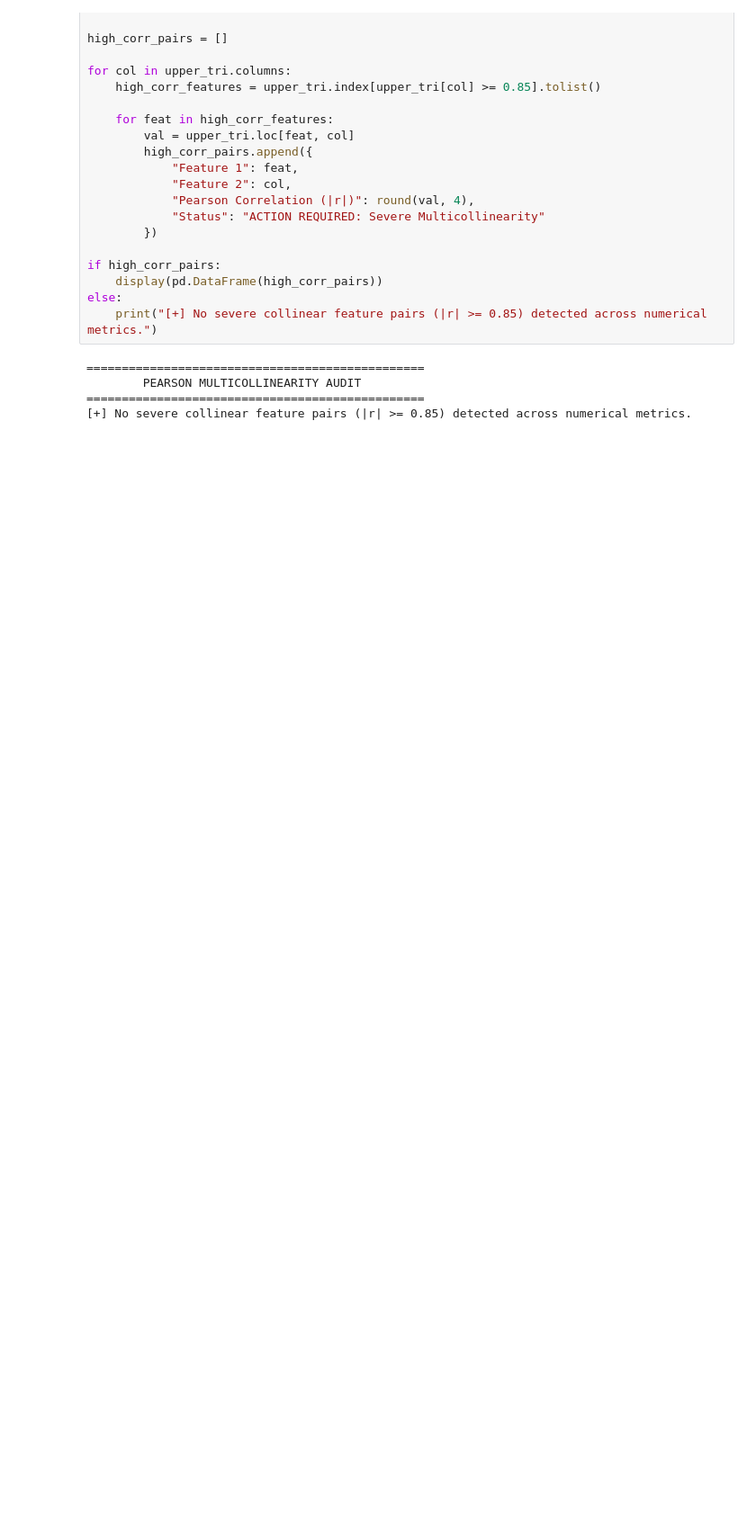
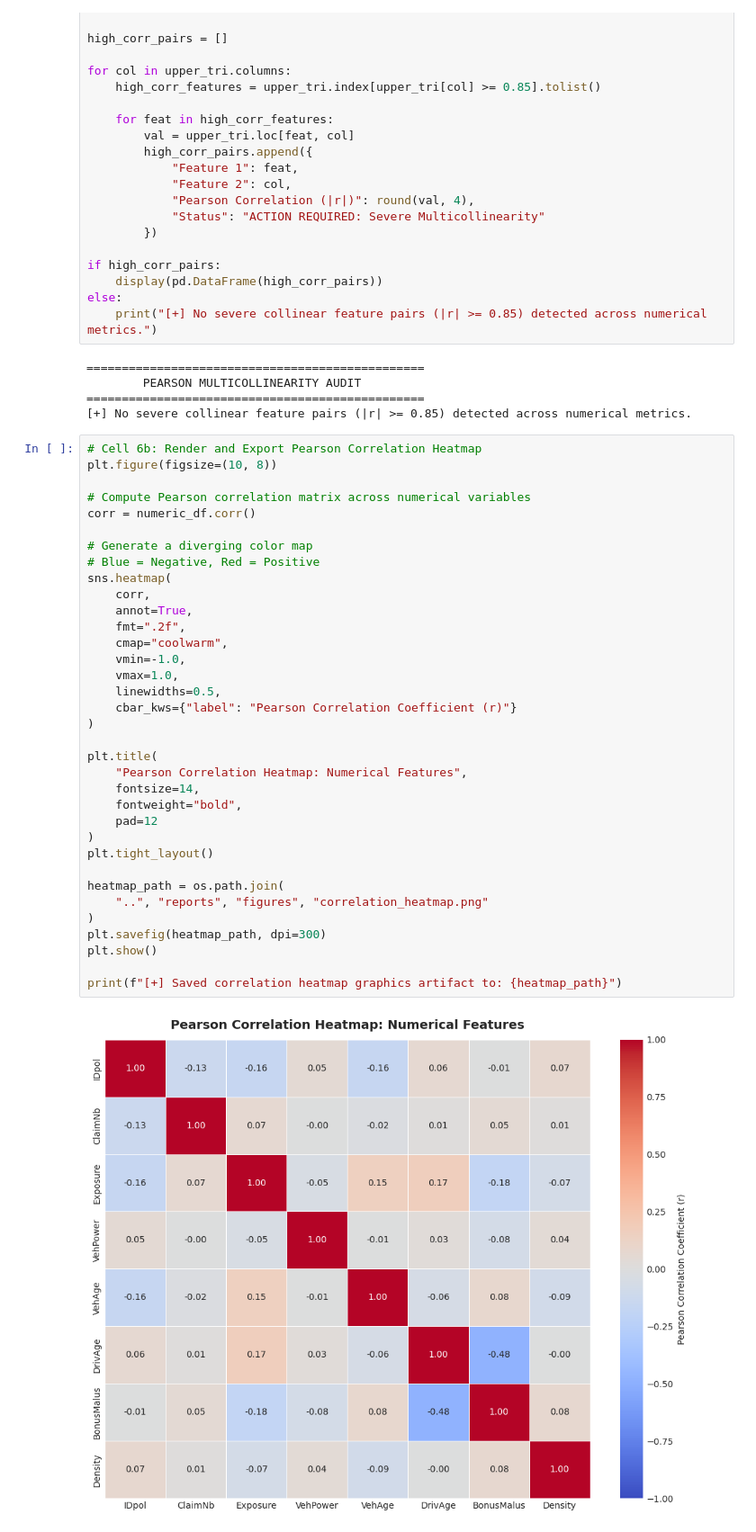
Before and after one commit to Ignacio-Flores-III/MBSA265_module1, a Jupyter notebook: notebooks/01_eda_and_data_dictionary.ipynb, the cells around one changed output. Shown at 90% size. Drawn from its saved outputs; the diff is of its cells as text; blank space fills up the shorter version.

```diff
--- a/notebooks/01_eda_and_data_dictionary.ipynb
+++ b/notebooks/01_eda_and_data_dictionary.ipynb
@@ -205,3 +246,40 @@ else:
         PEARSON MULTICOLLINEARITY AUDIT
 ================================================
 [+] No severe collinear feature pairs (|r| >= 0.85) detected across numerical metrics.
+# %%
+# Cell 6b: Render and Export Pearson Correlation Heatmap
+plt.figure(figsize=(10, 8))
+
+# Compute Pearson correlation matrix across numerical variables
+corr = numeric_df.corr()
+
+# Generate a diverging color map
+# Blue = Negative, Red = Positive
+sns.heatmap(
+    corr,
+    annot=True,
+    fmt=".2f",
+    cmap="coolwarm",
+    vmin=-1.0,
+    vmax=1.0,
+    linewidths=0.5,
+    cbar_kws={"label": "Pearson Correlation Coefficient (r)"}
+)
+
+plt.title(
+    "Pearson Correlation Heatmap: Numerical Features",
+    fontsize=14,
+    fontweight="bold",
+    pad=12
+)
+plt.tight_layout()
+
+heatmap_path = os.path.join(
+    "..", "reports", "figures", "correlation_heatmap.png"
+)
+plt.savefig(heatmap_path, dpi=300)
+plt.show()
+
+print(f"[+] Saved correlation heatmap graphics artifact to: {heatmap_path}")
+# %% [output]
+[figure, added]
```
Also changed, not shown: parts of 6 cells of this notebook, 6 other files.
